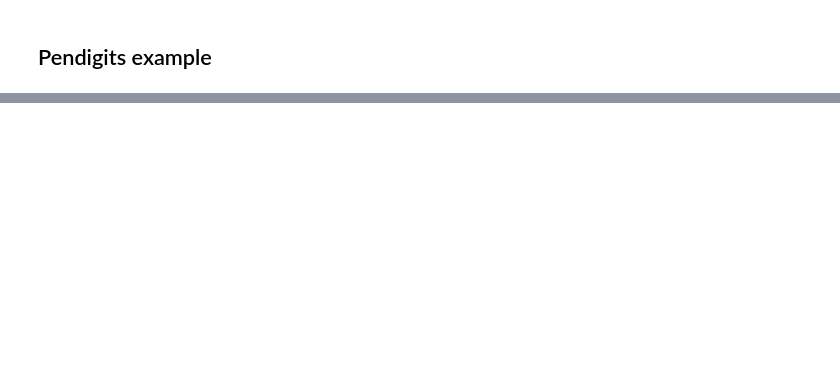
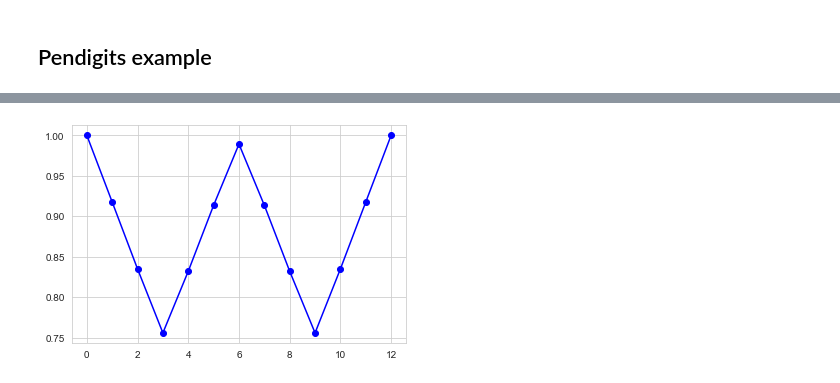
Before and after one commit to LinusBleistein/Signature-inversion, a Jupyter notebook: Insertion algorithm.ipynb, the cells around one changed output, grey strips where cells are left out. Saved outputs shown, nothing was run; the diff lists cells and outputs as text; code cells hidden in the pictures; blank space fills up the shorter version.

```diff
--- a/Insertion algorithm.ipynb
+++ b/Insertion algorithm.ipynb
@@ -98,0 +171,7 @@ plt.show()
+# %%
+n=11
+
+signature = signatory.signature(path.unsqueeze(0), n+1)
+print(signature.shape)
+
+reconstructed_path=invert_signature(signature,n,path[0,:],2)
@@ -98,0 +192,6 @@ plt.show()
+# %%
+plt.plot(reconstructed_path[:,0],c='blue',marker='o')
+#plt.plot(path[:,0],path[:,1],linestyle='-',marker='o',c='yellow')
+plt.show()
+# %% [output]
+[figure, added]
```
Also changed, not shown: parts of 18 cells of this notebook.
